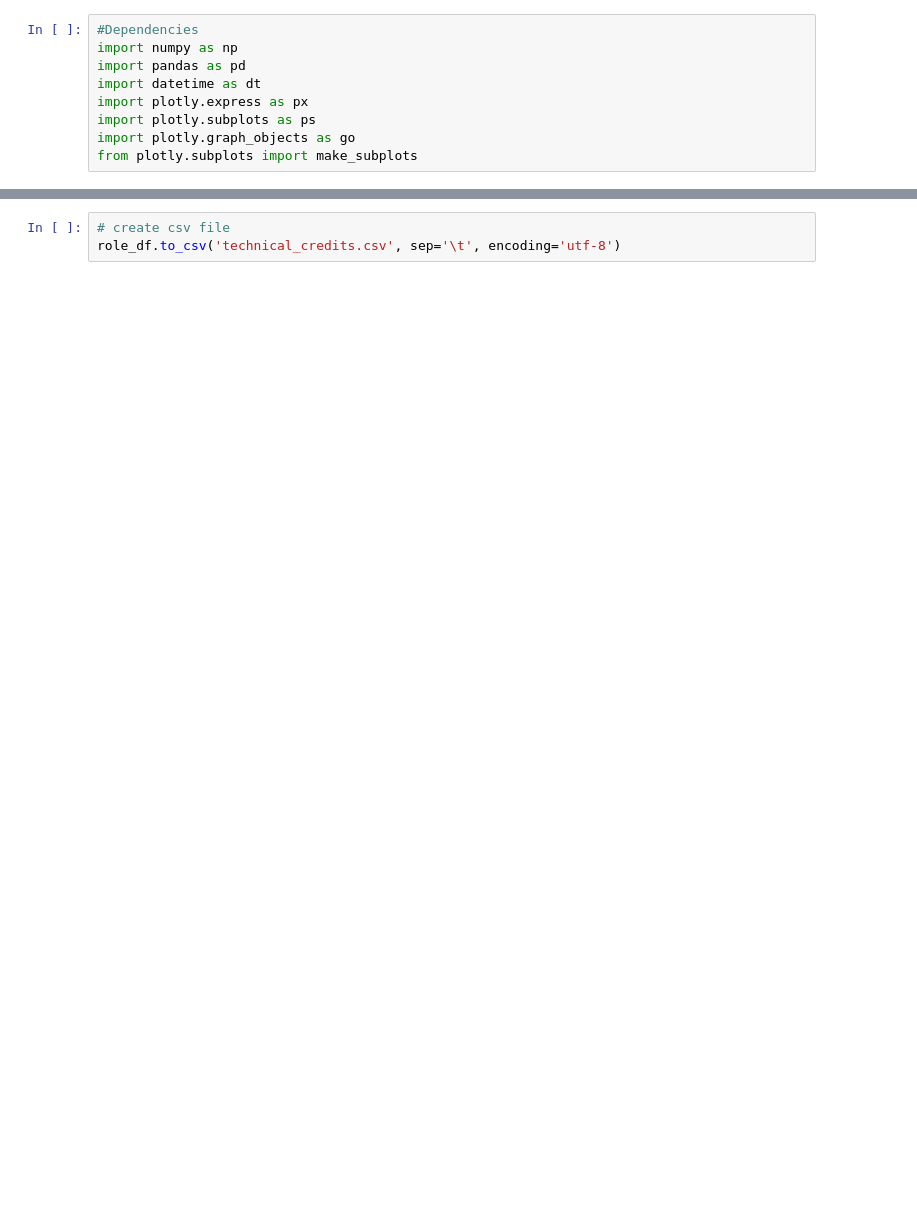
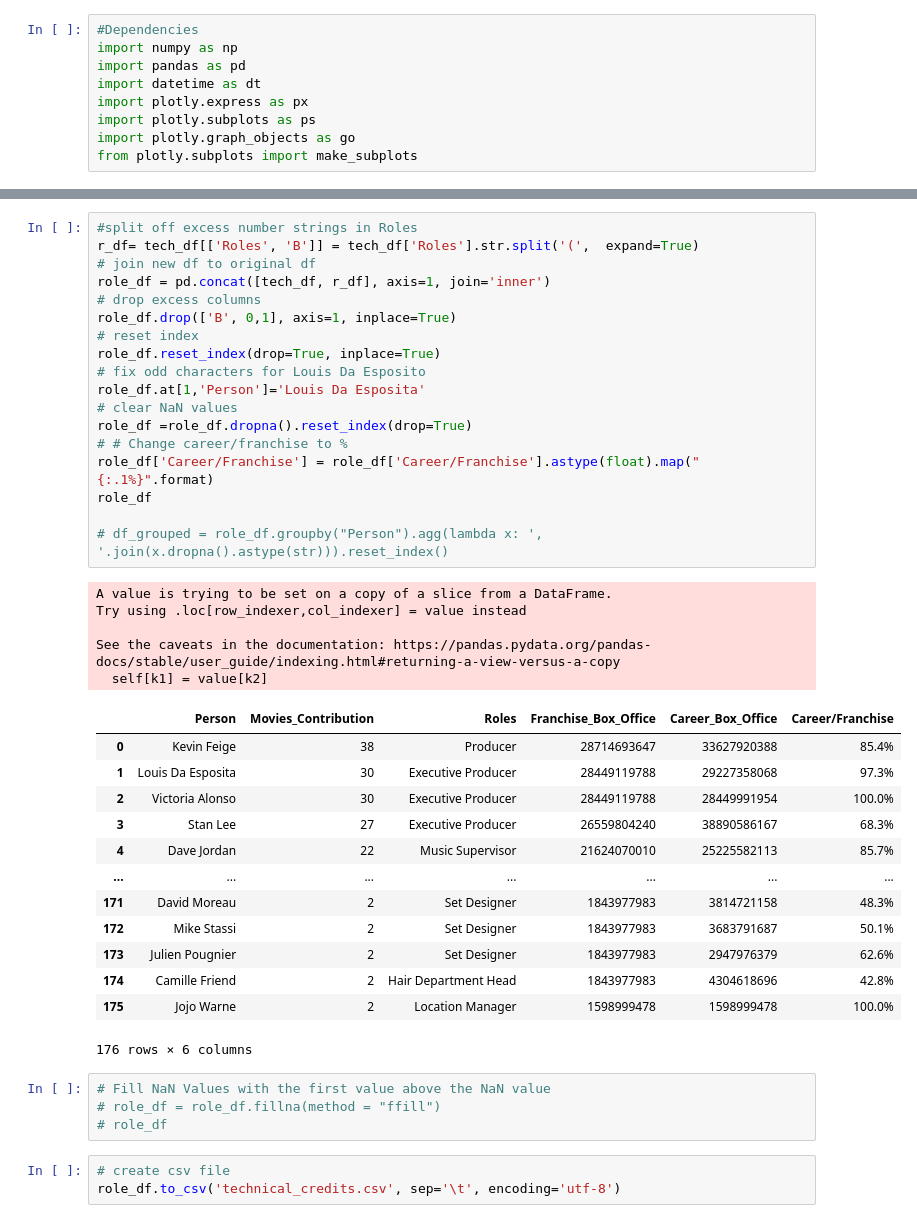
Before and after one commit to Kevin-McConchie/Marvel-Box-Office, a Jupyter notebook: Technical_Credits.ipynb, the cells around one changed output, grey strips where cells are left out. Cells and saved outputs as stored; diff of their text form; blank space fills up the shorter version.

```diff
--- a/Technical_Credits.ipynb
+++ b/Technical_Credits.ipynb
@@ -67,3 +55,44 @@ See the caveats in the documentation: https://pandas.pydata.org/pandas-docs/stab
+# %%
+#split off excess number strings in Roles
+r_df= tech_df[['Roles', 'B']] = tech_df['Roles'].str.split('(',  expand=True)
+# join new df to original df
+role_df = pd.concat([tech_df, r_df], axis=1, join='inner')
+# drop excess columns
+role_df.drop(['B', 0,1], axis=1, inplace=True)
+# reset index
+role_df.reset_index(drop=True, inplace=True)
+# fix odd characters for Louis Da Esposito
+role_df.at[1,'Person']='Louis Da Esposita'
+# clear NaN values
+role_df =role_df.dropna().reset_index(drop=True)
+# # Change career/franchise to %
+role_df['Career/Franchise'] = role_df['Career/Franchise'].astype(float).map("{:.1%}".format)
+role_df
+
+# df_grouped = role_df.groupby("Person").agg(lambda x: ', '.join(x.dropna().astype(str))).reset_index()
+# %% [output]
+A value is trying to be set on a copy of a slice from a DataFrame.
+Try using .loc[row_indexer,col_indexer] = value instead
+
+See the caveats in the documentation: https://pandas.pydata.org/pandas-docs/stable/user_guide/indexing.html#returning-a-view-versus-a-copy
+  self[k1] = value[k2]
+|  | Person | Movies_Contribution | Roles | Franchise_Box_Office | Career_Box_Office | Career/Franchise |
+| 0 | Kevin Feige | 38 | Producer | 28714693647 | 33627920388 | 85.4% |
+| 1 | Louis Da Esposita | 30 | Executive Producer | 28449119788 | 29227358068 | 97.3% |
+| 2 | Victoria Alonso | 30 | Executive Producer | 28449119788 | 28449991954 | 100.0% |
+| 3 | Stan Lee | 27 | Executive Producer | 26559804240 | 38890586167 | 68.3% |
+| 4 | Dave Jordan | 22 | Music Supervisor | 21624070010 | 25225582113 | 85.7% |
+| ... | ... | ... | ... | ... | ... | ... |
+| 171 | David Moreau | 2 | Set Designer | 1843977983 | 3814721158 | 48.3% |
+| 172 | Mike Stassi | 2 | Set Designer | 1843977983 | 3683791687 | 50.1% |
+| 173 | Julien Pougnier | 2 | Set Designer | 1843977983 | 2947976379 | 62.6% |
+| 174 | Camille Friend | 2 | Hair Department Head | 1843977983 | 4304618696 | 42.8% |
+| 175 | Jojo Warne | 2 | Location Manager | 1598999478 | 1598999478 | 100.0% |
+176 rows × 6 columns
+# %%
+# Fill NaN Values with the first value above the NaN value
+# role_df = role_df.fillna(method = "ffill")
+# role_df
 # %%
 # create csv file
 role_df.to_csv('technical_credits.csv', sep='\t', encoding='utf-8')
```
Also changed, not shown: parts of 2 cells of this notebook, 3 other files.
